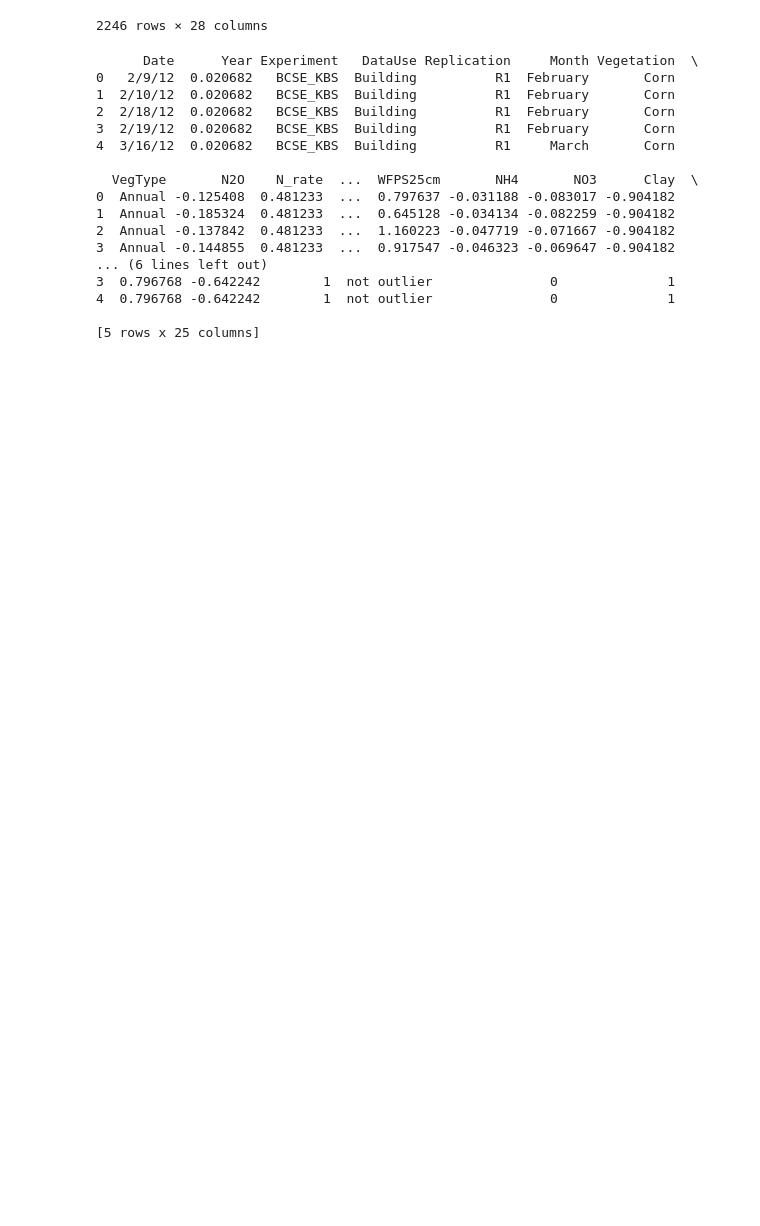
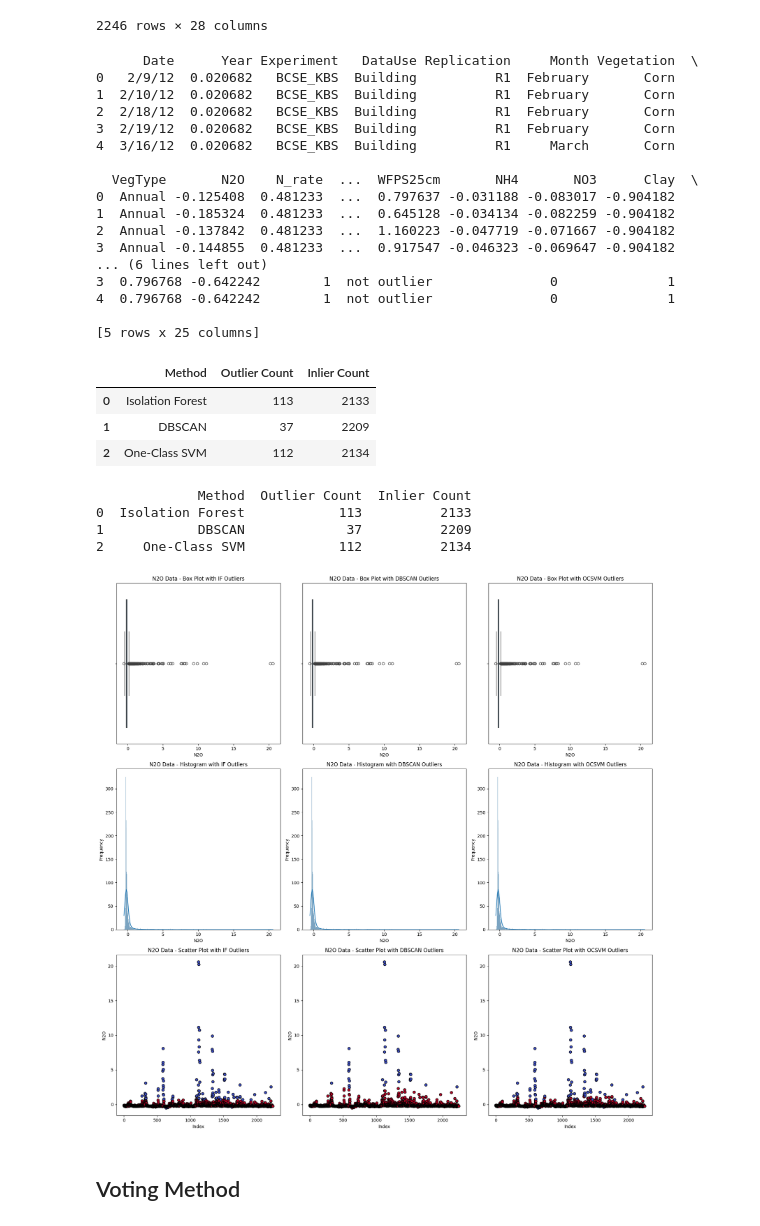
Before and after one commit to roniwahyu/outlier-detection2024, a Jupyter notebook: 09_03_Agriculture_N2O_IF_DBSCAN_OneClassSVM_Ensemble_+_XGBoost_SWI(1).ipynb, the cells around one changed output. Drawn from its saved outputs; the diff is of its cells as text; code cells hidden in the pictures; blank space fills up the shorter version.

```diff
--- a/09_03_Agriculture_N2O_IF_DBSCAN_OneClassSVM_Ensemble_+_XGBoost_SWI(1).ipynb
+++ b/09_03_Agriculture_N2O_IF_DBSCAN_OneClassSVM_Ensemble_+_XGBoost_SWI(1).ipynb
@@ -837,0 +888,10 @@ print(data.head())
+# %%
+# Save the summary table to a CSV file
+summary_file_path = '01.Dataset-Rofiqul/008_N2O_outlier_comparison_summary.csv'
+summary_table.to_csv(summary_file_path, index=False)
+summary_table
+# %% [output]
+|  | Method | Outlier Count | Inlier Count |
+| 0 | Isolation Forest | 113 | 2133 |
+| 1 | DBSCAN | 37 | 2209 |
+| 2 | One-Class SVM | 112 | 2134 |
@@ -837,0 +902,69 @@ print(data.head())
+# %%
+# Display the summary table
+print(summary_table)
+
+# Visualize the outliers using box plots, histograms, and scatter plots
+fig, axs = plt.subplots(3, 3, figsize=(18, 18))
+
+# Box Plot - N2O Data with IF Outliers
+sns.boxplot(x=data['N2O'], ax=axs[0, 0])
+axs[0, 0].set_title('N2O Data - Box Plot with IF Outliers')
+axs[0, 0].set_xlabel('N2O')
+
+# Box Plot - N2O Data with DBSCAN Outliers
+sns.boxplot(x=data['N2O'], ax=axs[0, 1])
+axs[0, 1].set_title('N2O Data - Box Plot with DBSCAN Outliers')
+axs[0, 1].set_xlabel('N2O')
+
+# Box Plot - N2O Data with OCSVM Outliers
+sns.boxplot(x=data['N2O'], ax=axs[0, 2])
+axs[0, 2].set_title('N2O Data - Box Plot with OCSVM Outliers')
+axs[0, 2].set_xlabel('N2O')
+
+# Histogram - N2O Data with IF Outliers
+sns.histplot(data['N2O'], kde=True, ax=axs[1, 0])
+axs[1, 0].set_title('N2O Data - Histogram with IF Outliers')
+axs[1, 0].set_xlabel('N2O')
+axs[1, 0].set_ylabel('Frequency')
+
+# Histogram - N2O Data with DBSCAN Outliers
+sns.histplot(data['N2O'], kde=True, ax=axs[1, 1])
+axs[1, 1].set_title('N2O Data - Histogram with DBSCAN Outliers')
+axs[1, 1].set_xlabel('N2O')
+axs[1, 1].set_ylabel('Frequency')
+
+# Histogram - N2O Data with OCSVM Outliers
+sns.histplot(data['N2O'], kde=True, ax=axs[1, 2])
+axs[1, 2].set_title('N2O Data - Histogram with OCSVM Outliers')
+axs[1, 2].set_xlabel('N2O')
+axs[1, 2].set_ylabel('Frequency')
+
+# Scatter Plot - N2O Data with IF Outliers
+axs[2, 0].scatter(data.index, data['N2O'], c=data['IF_Outlier'], cmap='coolwarm', edgecolor='k')
+axs[2, 0].set_title('N2O Data - Scatter Plot with IF Outliers')
+axs[2, 0].set_xlabel('Index')
+axs[2, 0].set_ylabel('N2O')
+
+# Scatter Plot - N2O Data with DBSCAN Outliers
+axs[2, 1].scatter(data.index, data['N2O'], c=data['DBSCAN_Outlier'], cmap='coolwarm', edgecolor='k')
+axs[2, 1].set_title('N2O Data - Scatter Plot with DBSCAN Outliers')
+axs[2, 1].set_xlabel('Index')
+axs[2, 1].set_ylabel('N2O')
+
+# Scatter Plot - N2O Data with OCSVM Outliers
+axs[2, 2].scatter(data.index, data['N2O'], c=data['OCSVM_Outlier'], cmap='coolwarm', edgecolor='k')
+axs[2, 2].set_title('N2O Data - Scatter Plot with OCSVM Outliers')
+axs[2, 2].set_xlabel('Index')
+axs[2, 2].set_ylabel('N2O')
+
+# Adjust layout
+plt.tight_layout()
+plt.show()
+# %% [output]
+             Method  Outlier Count  Inlier Count
+0  Isolation Forest            113          2133
+1            DBSCAN             37          2209
+2     One-Class SVM            112          2134
+[figure, added]
+# %% [markdown]
+## Voting Method
```
Also changed, not shown: parts of 20 cells of this notebook, 9 other files.
